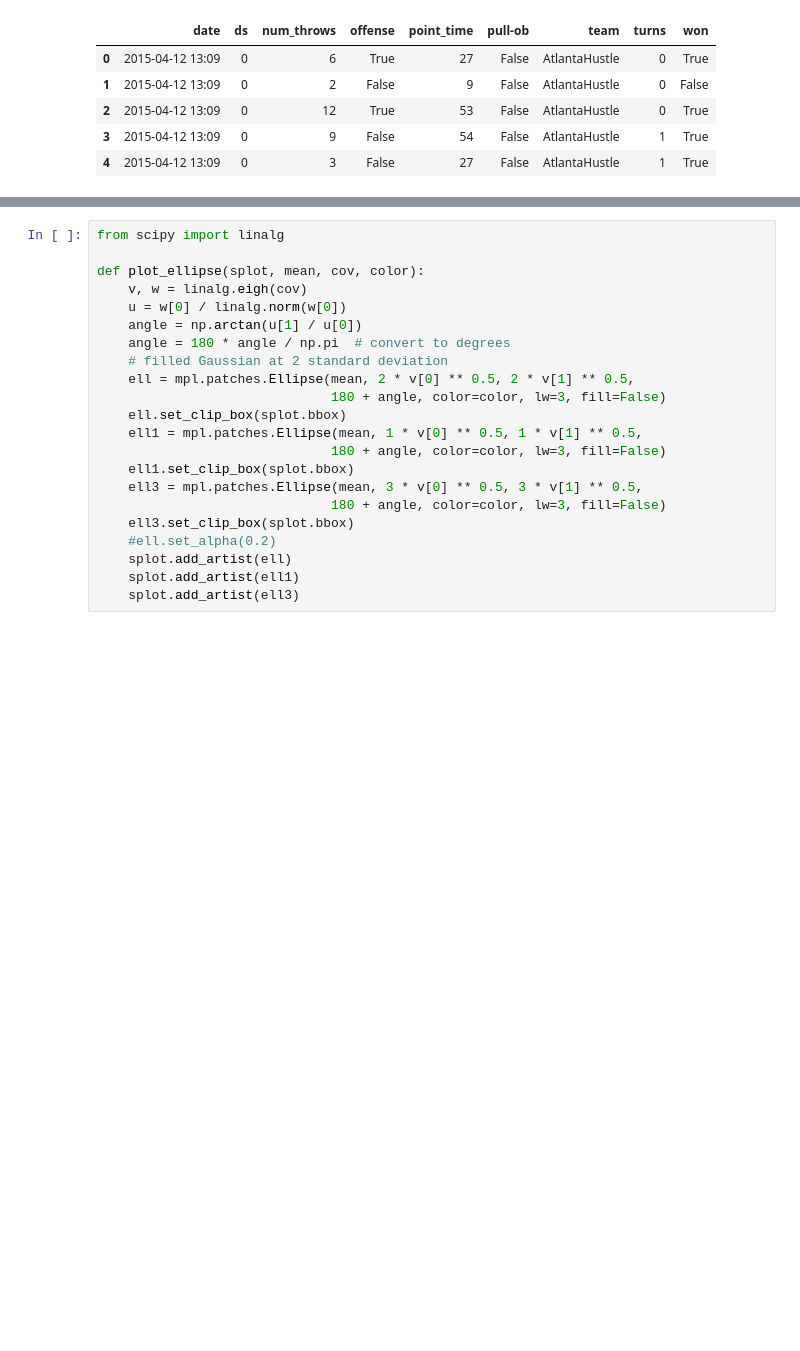
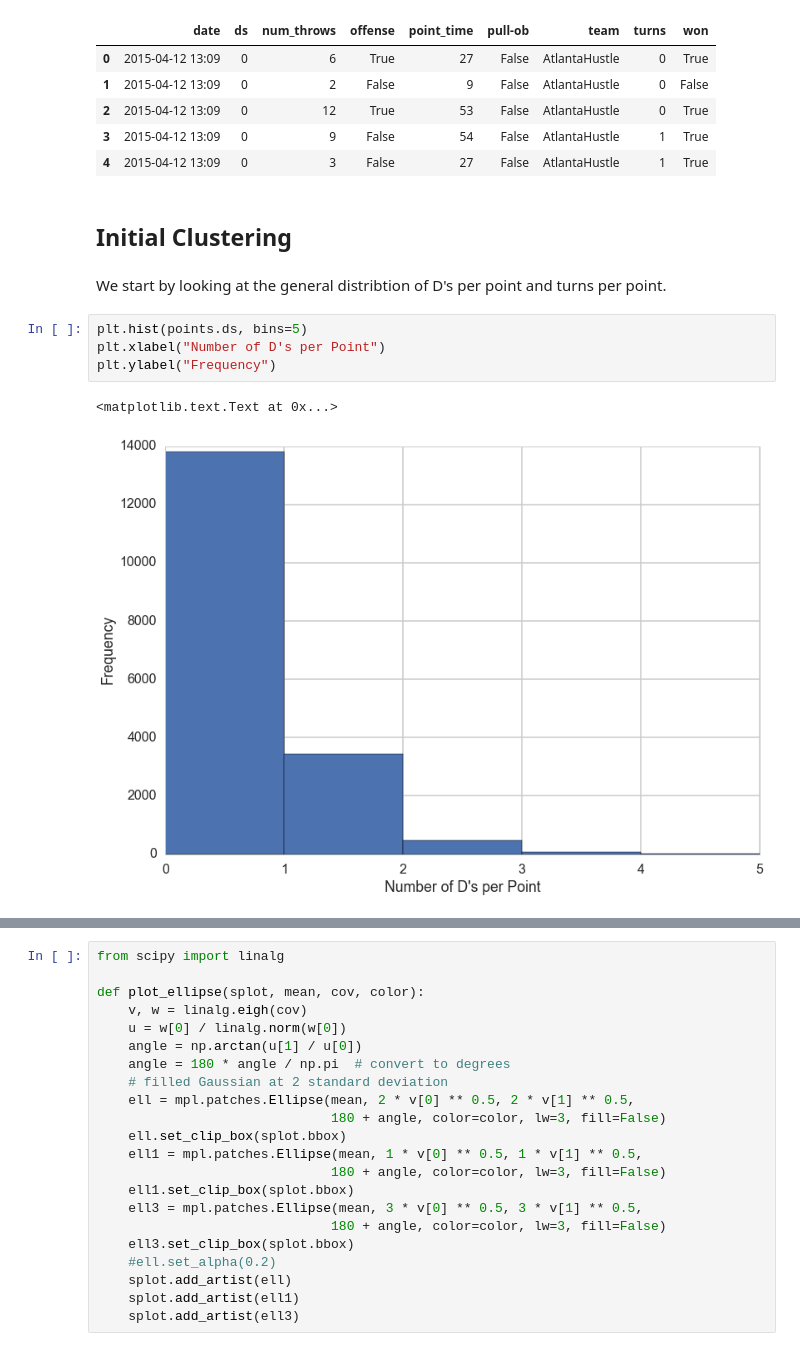
Before and after one commit to karinehsu/cs109-final-project, a Jupyter notebook: Point Clustering.ipynb, the cells around one changed output, grey strips where cells are left out. Saved outputs shown, nothing was run; the diff lists cells and outputs as text; blank space fills up the shorter version.

```diff
--- a/Point Clustering.ipynb
+++ b/Point Clustering.ipynb
@@ -117,3 +126,14 @@ points.head(5)
 | 2 | 2015-04-12 13:09 | 0 | 12 | True | 53 | False | AtlantaHustle | 0 | True |
 | 3 | 2015-04-12 13:09 | 0 | 9 | False | 54 | False | AtlantaHustle | 1 | True |
 | 4 | 2015-04-12 13:09 | 0 | 3 | False | 27 | False | AtlantaHustle | 1 | True |
+# %% [markdown]
+## Initial Clustering
+# %% [markdown]
+We start by looking at the general distribtion of D's per point and turns per point.
+# %%
+plt.hist(points.ds, bins=5)
+plt.xlabel("Number of D's per Point")
+plt.ylabel("Frequency")
+# %% [output]
+<matplotlib.text.Text at 0x...>
+[figure, added]
```
Also changed, not shown: parts of 25 cells of this notebook.
